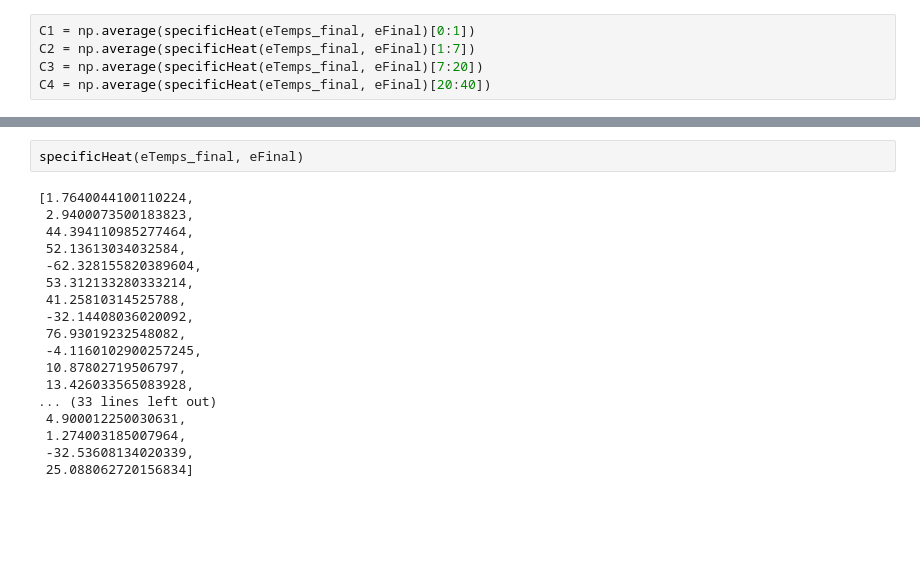
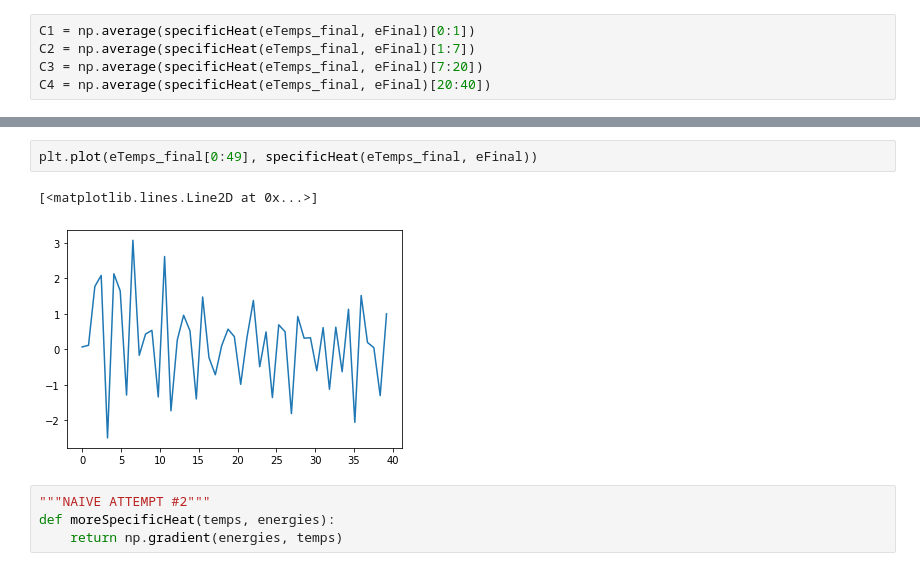
Before and after one commit to rfrydman/IsingModel, a Jupyter notebook: HW 3.ipynb, the cells around one changed output, grey strips where cells are left out. Cells and saved outputs as stored; diff of their text form; blank space fills up the shorter version.

```diff
--- a/HW 3.ipynb
+++ b/HW 3.ipynb
@@ -780,20 +807,9 @@ plt.plot(range(4), (C1, C2, C3, C4)) #"Specific heat plot"
-# %%
-specificHeat(eTemps_final, eFinal)
-# %% [output]
-[1.7640044100110224,
- 2.9400073500183823,
- 44.394110985277464,
- 52.13613034032584,
- -62.328155820389604,
- 53.312133280333214,
- 41.25810314525788,
- -32.14408036020092,
- 76.93019232548082,
- -4.1160102900257245,
- 10.87802719506797,
- 13.426033565083928,
-... (33 lines left out)
- 4.900012250030631,
- 1.274003185007964,
- -32.53608134020339,
- 25.088062720156834]
+# %%
+plt.plot(eTemps_final[0:49], specificHeat(eTemps_final, eFinal))
+# %% [output]
+[<matplotlib.lines.Line2D at 0x...>]
+[figure, added]
+# %%
+"""NAIVE ATTEMPT #2"""
+def moreSpecificHeat(temps, energies):
+    return np.gradient(energies, temps)
```
Also changed, not shown: parts of 11 cells of this notebook, 1 other file.
